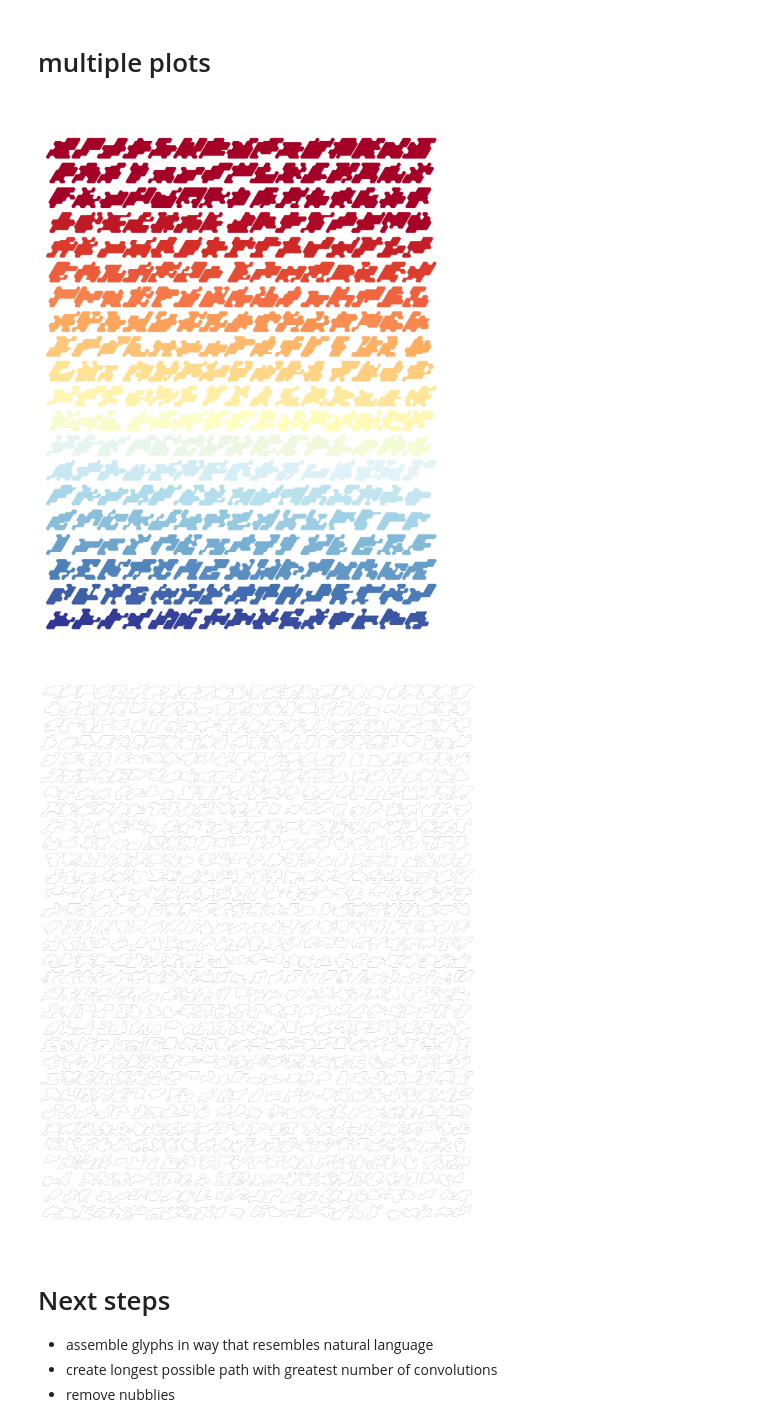
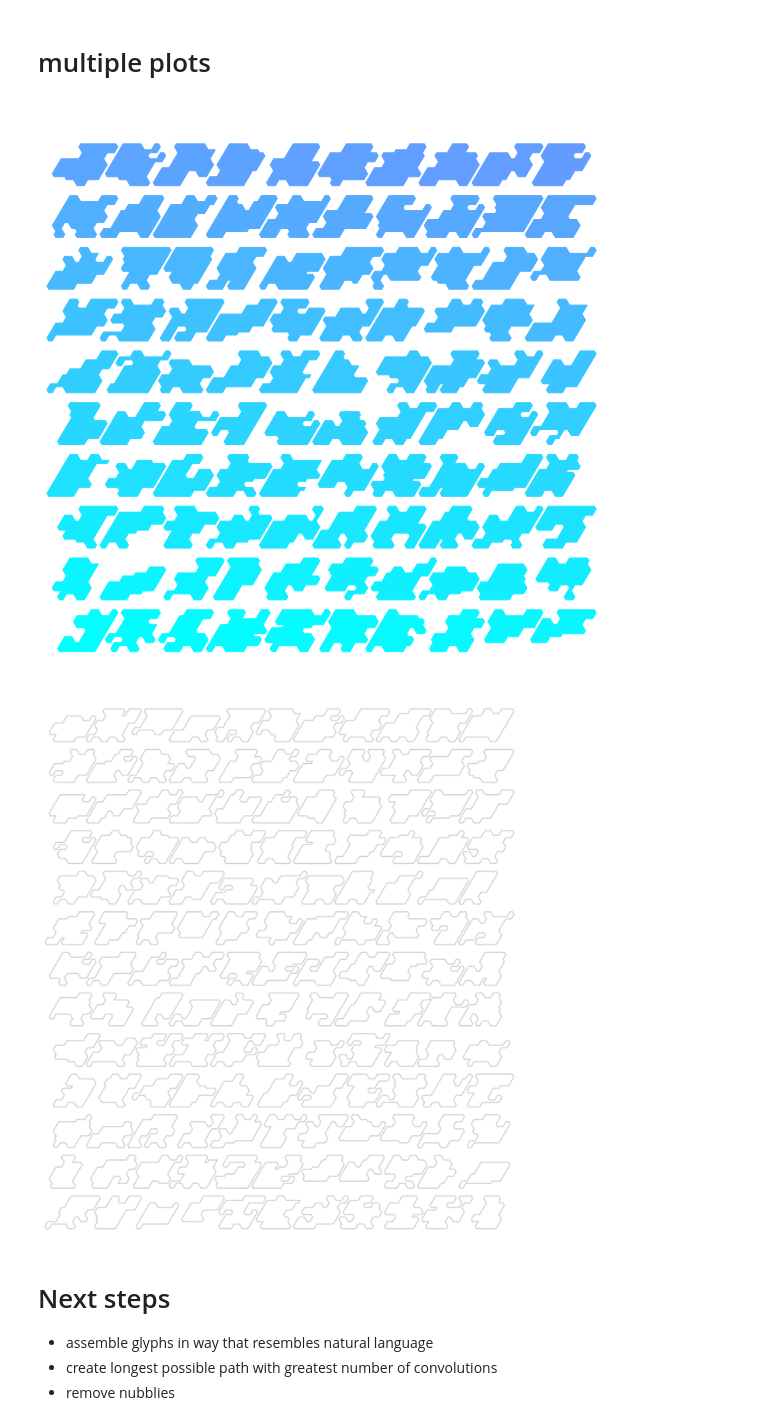
Before and after one commit to NicholasARossi/generative_artforms, a Jupyter notebook: notebooks/glyph_notebooks/glyph_demo.ipynb, the cells around one changed output. Drawn from its saved outputs; the diff is of its cells as text; code cells hidden in the pictures.

```diff
--- a/notebooks/glyph_notebooks/glyph_demo.ipynb
+++ b/notebooks/glyph_notebooks/glyph_demo.ipynb
@@ -38,5 +35,6 @@ explorer.save_cycles_to_csv(save_location='grid_size5_skeletons.csv')
 # %%
-path_idx = 4
+path_idx = 5
 
 fig = render_skeleton(explorer.all_paths[path_idx])
+fig.savefig('backbone.png')
 # %% [output]
@@ -143,14 +142,14 @@ highest distance
 # multiple plots
 # %%
 sorted_df =result_df.sort_values(by='concavity')
-glyphs = sorted_df.tail(300)['glyph_objects'].values.tolist()
+glyphs = sorted_df.tail(100)['glyph_objects'].values.tolist()
 
-render_multipath_fill(glyphs,save_location ='full_ex.png')
+fig= render_multipath_fill(glyphs,save_location ='color_sweep.png',color_profile='cool')
 # %% [output]
-[figure, old version]
+[figure, new version]
 # %%
-sorted_df =result_df.sort_values(by='solidity')
-glyphs = sorted_df.tail(800)['glyph_objects'].values.tolist()
-render_multipath_lines(glyphs,save_location ='new_800.svg')
+sorted_df =result_df.sort_values(by='concavity')
+glyphs = sorted_df.tail(143)['glyph_objects'].values.tolist()
+fig =render_multipath_lines(glyphs,save_location =None,width_height_ratio=.85)
 # %% [output]
-[figure, old version]
+[figure, new version]
```
Also changed, not shown: parts of 13 cells of this notebook, 1 other file.
